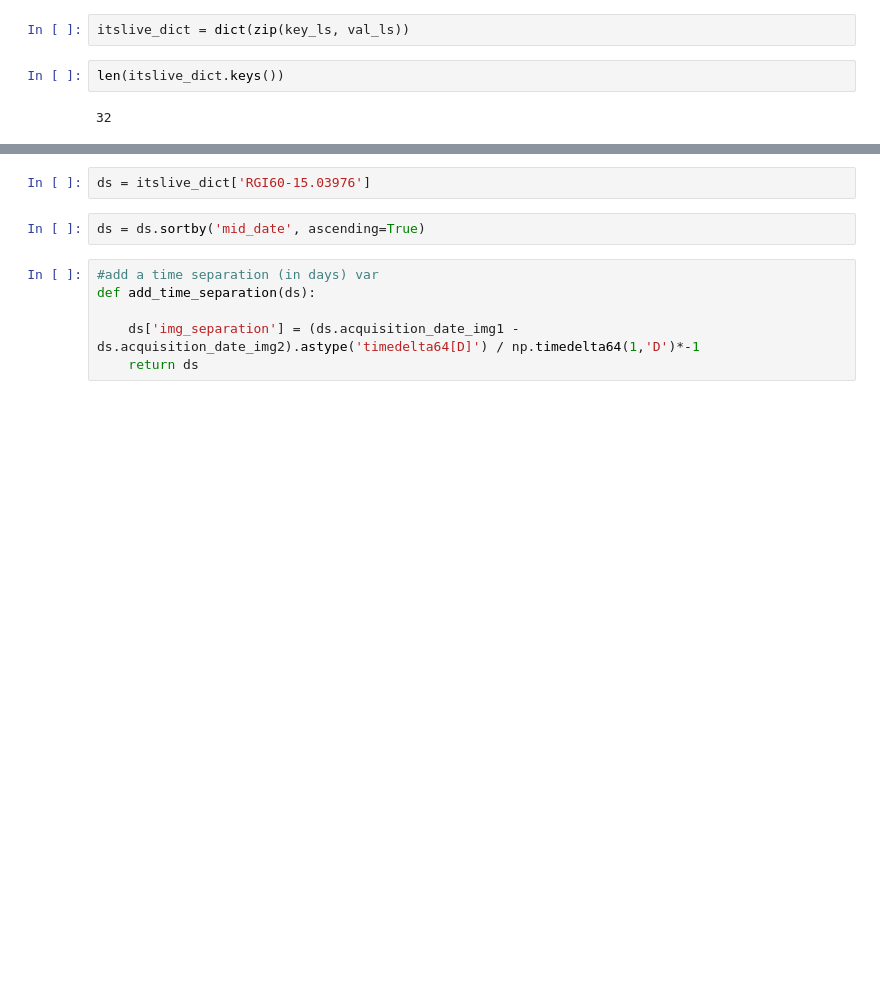
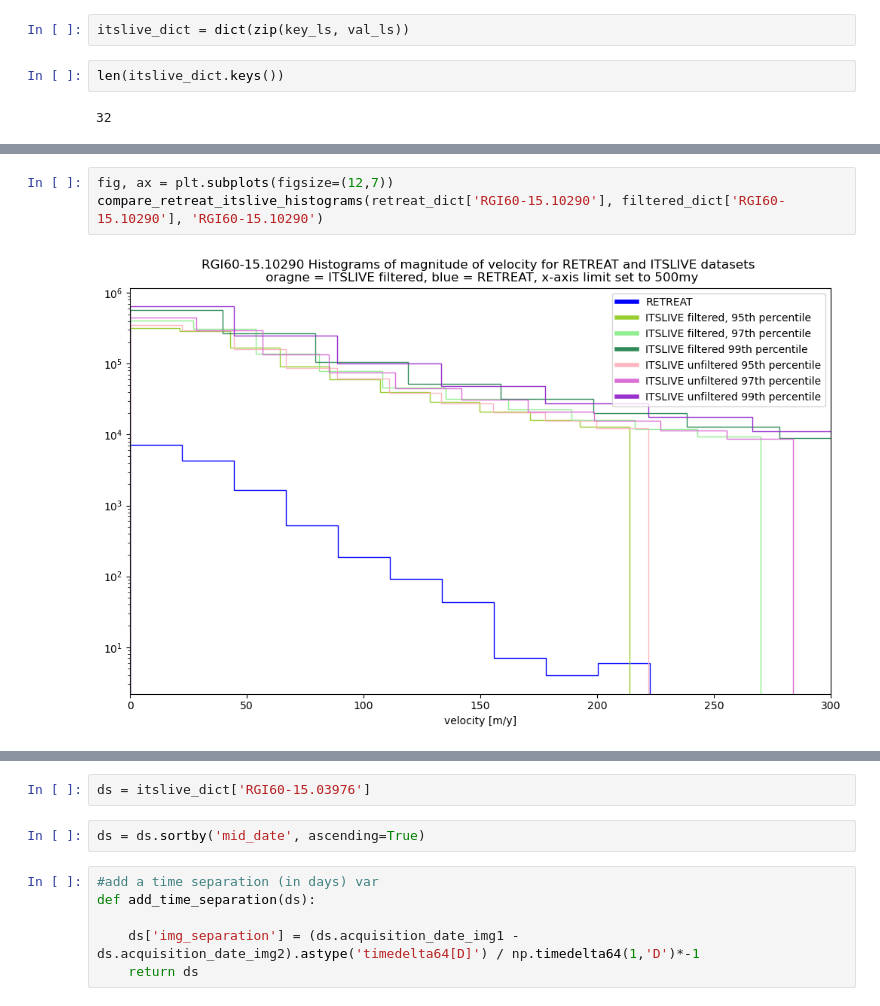
Before and after one commit to e-marshall/itslivetools, a Jupyter notebook: 2023/new_retreat/notebooks/analysis/46_itslive_adjusted_boxplot.ipynb, the cells around one changed output, grey strips where cells are left out. Cells and saved outputs as stored; diff of their text form; blank space fills up the shorter version.

```diff
--- a/2023/new_retreat/notebooks/analysis/46_itslive_adjusted_boxplot.ipynb
+++ b/2023/new_retreat/notebooks/analysis/46_itslive_adjusted_boxplot.ipynb
@@ -59,0 +159,5 @@ len(itslive_dict.keys())
+# %%
+fig, ax = plt.subplots(figsize=(12,7))
+compare_retreat_itslive_histograms(retreat_dict['RGI60-15.10290'], filtered_dict['RGI60-15.10290'], 'RGI60-15.10290')
+# %% [output]
+[figure, added]
```
Also changed, not shown: parts of 29 cells of this notebook, 10 other files.
